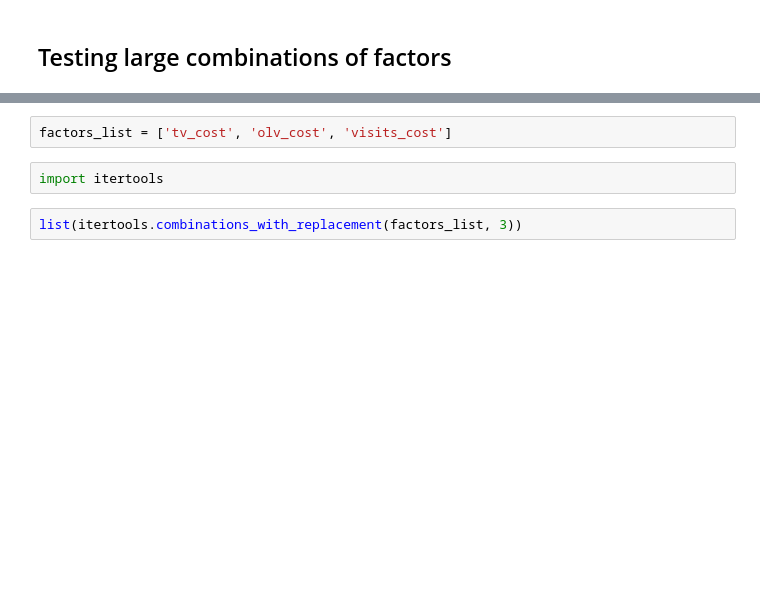
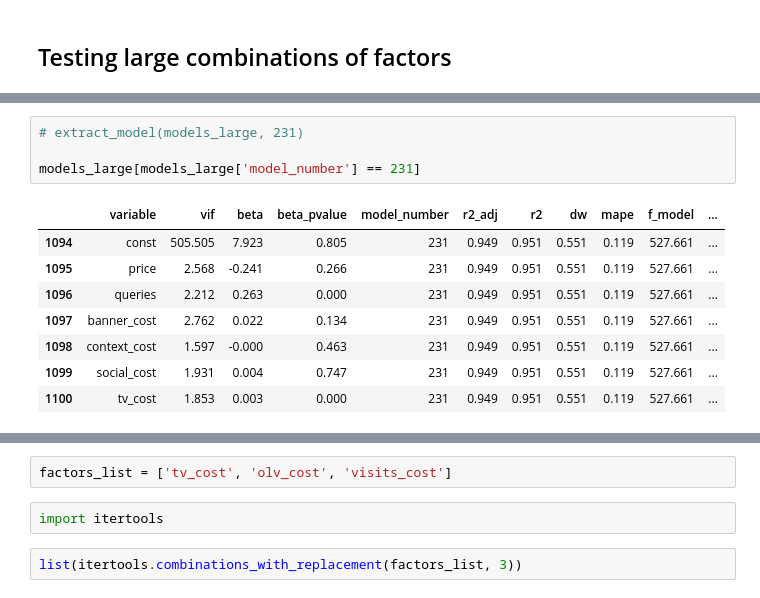
Before and after one commit to avrorum/mmm_tools, a Jupyter notebook: notebooks/useful_funcs.ipynb, the cells around one changed output, grey strips where cells are left out. Cells and saved outputs as stored; diff of their text form; blank space fills up the shorter version.

```diff
--- a/notebooks/useful_funcs.ipynb
+++ b/notebooks/useful_funcs.ipynb
@@ -512,0 +585,13 @@ End building. Execition time: 0.05897331237792969 seconds
+# %%
+# extract_model(models_large, 231)
+
+models_large[models_large['model_number'] == 231]
+# %% [output]
+|  | variable | vif | beta | beta_pvalue | model_number | r2_adj | r2 | dw | mape | f_model | ... |
+| 1094 | const | 505.505 | 7.923 | 0.805 | 231 | 0.949 | 0.951 | 0.551 | 0.119 | 527.661 | ... |
+| 1095 | price | 2.568 | -0.241 | 0.266 | 231 | 0.949 | 0.951 | 0.551 | 0.119 | 527.661 | ... |
+| 1096 | queries | 2.212 | 0.263 | 0.000 | 231 | 0.949 | 0.951 | 0.551 | 0.119 | 527.661 | ... |
+| 1097 | banner_cost | 2.762 | 0.022 | 0.134 | 231 | 0.949 | 0.951 | 0.551 | 0.119 | 527.661 | ... |
+| 1098 | context_cost | 1.597 | -0.000 | 0.463 | 231 | 0.949 | 0.951 | 0.551 | 0.119 | 527.661 | ... |
+| 1099 | social_cost | 1.931 | 0.004 | 0.747 | 231 | 0.949 | 0.951 | 0.551 | 0.119 | 527.661 | ... |
+| 1100 | tv_cost | 1.853 | 0.003 | 0.000 | 231 | 0.949 | 0.951 | 0.551 | 0.119 | 527.661 | ... |
```
Also changed, not shown: parts of 7 cells of this notebook.
